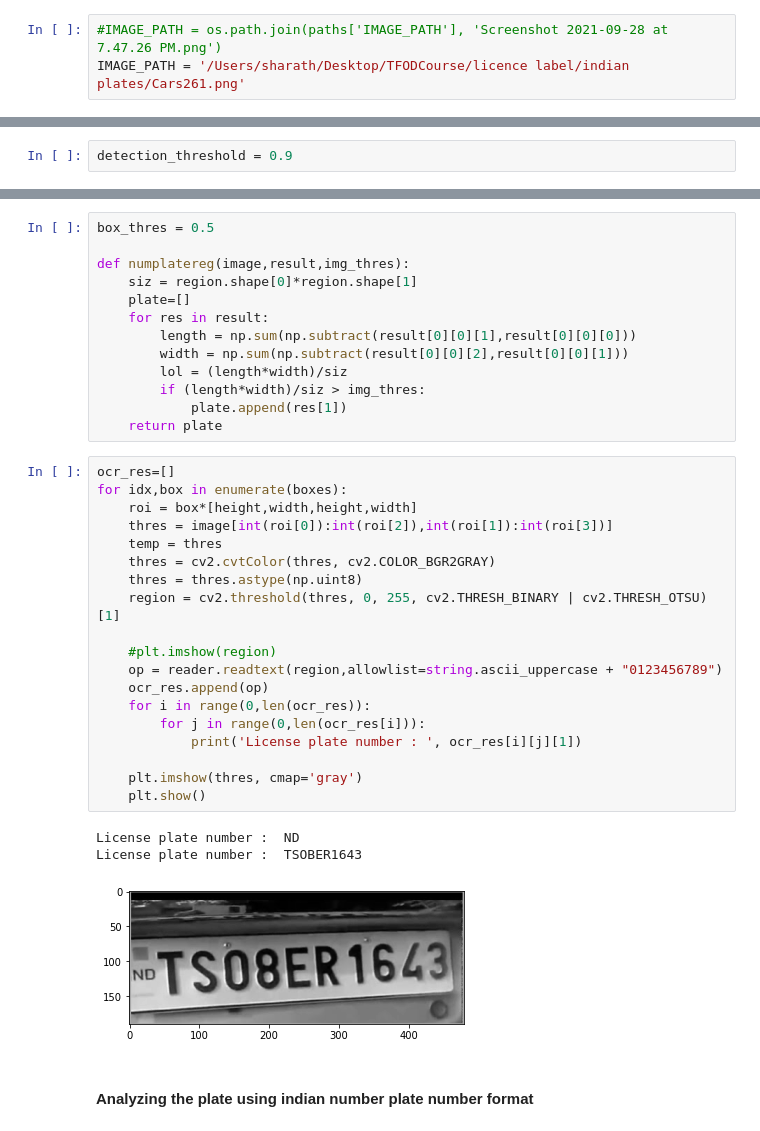
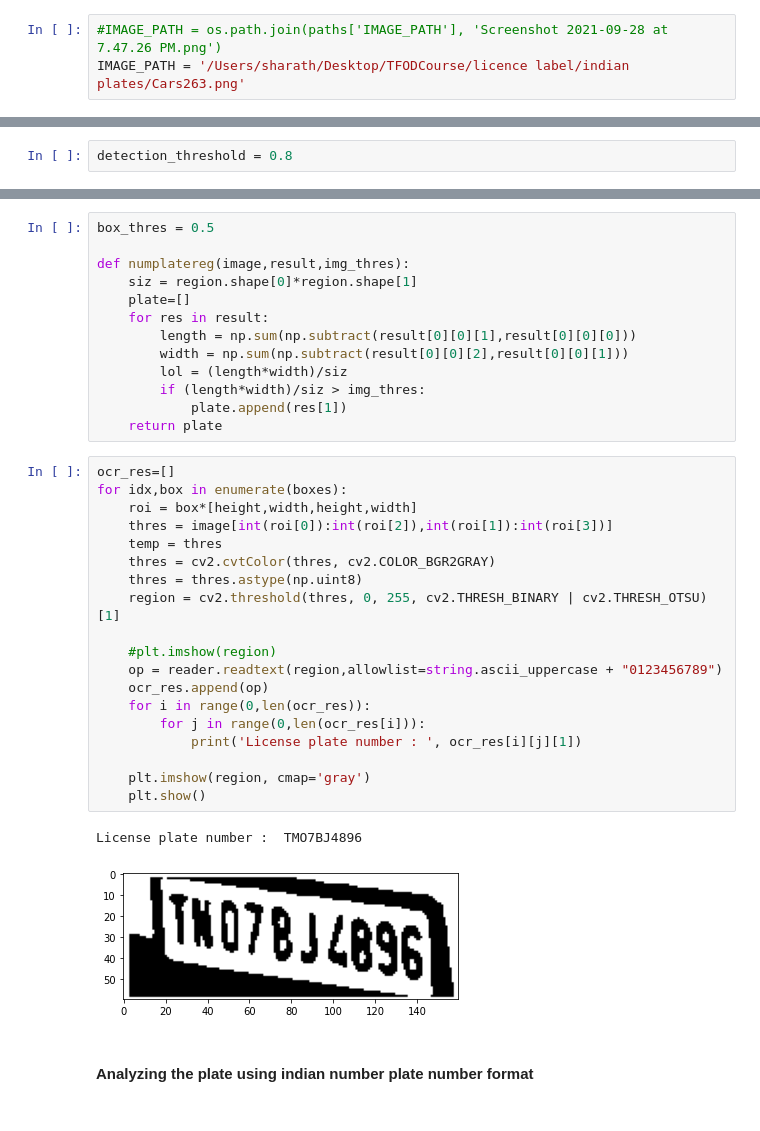
Before and after one commit to Sharath-v87/License-plate-detection, a Jupyter notebook: Licence detection - Tensorflow.ipynb, the cells around one changed output, grey strips where cells are left out. Drawn from its saved outputs; the diff is of its cells as text.

```diff
--- a/Licence detection - Tensorflow.ipynb
+++ b/Licence detection - Tensorflow.ipynb
@@ -174,7 +174,7 @@ from matplotlib import pyplot as plt
 category_index = label_map_util.create_category_index_from_labelmap(files['LABELMAP'])
 # %%
 #IMAGE_PATH = os.path.join(paths['IMAGE_PATH'], 'Screenshot 2021-09-28 at 7.47.26 PM.png')
-IMAGE_PATH = '/Users/sharath/Desktop/TFODCourse/licence label/indian plates/Cars261.png'
+IMAGE_PATH = '/Users/sharath/Desktop/TFODCourse/licence label/indian plates/Cars263.png'
 # %%
 img = cv2.imread(IMAGE_PATH)
 image_np = np.array(img)
@@ -211,7 +211,7 @@ plt.show()
 # %% [markdown]
 ## Character identification and OCR
 # %%
-detection_threshold = 0.9
+detection_threshold = 0.8
 # %%
 image = image_np_with_detections
 scores = list(filter(lambda x : x > detection_threshold,detections['detection_scores']))
@@ -390,26 +382,25 @@ def numplatereg(image,result,img_thres):
 # %%
 ocr_res=[]
 for idx,box in enumerate(boxes):
     roi = box*[height,width,height,width]
     thres = image[int(roi[0]):int(roi[2]),int(roi[1]):int(roi[3])]
     temp = thres
     thres = cv2.cvtColor(thres, cv2.COLOR_BGR2GRAY)
     thres = thres.astype(np.uint8)
     region = cv2.threshold(thres, 0, 255, cv2.THRESH_BINARY | cv2.THRESH_OTSU)[1]
 
     #plt.imshow(region)
     op = reader.readtext(region,allowlist=string.ascii_uppercase + "0123456789")
     ocr_res.append(op)
     for i in range(0,len(ocr_res)):
         for j in range(0,len(ocr_res[i])):
             print('License plate number : ', ocr_res[i][j][1])
 
-    plt.imshow(thres, cmap='gray')
+    plt.imshow(region, cmap='gray')
     plt.show()
 # %% [output]
-License plate number :  ND
-License plate number :  TSOBER1643
+License plate number :  TMO7BJ4896
-[figure, old version]
+[figure, new version]
 # %% [markdown]
 #### Analyzing the plate using indian number plate number format
 # %%
```
Also changed, not shown: parts of 9 cells of this notebook.
